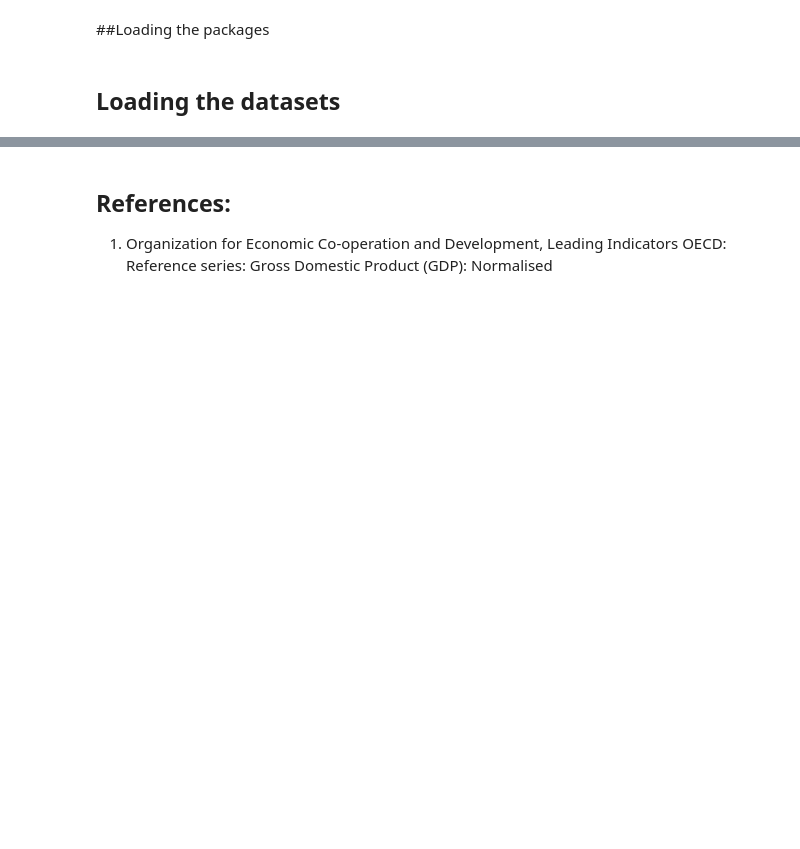
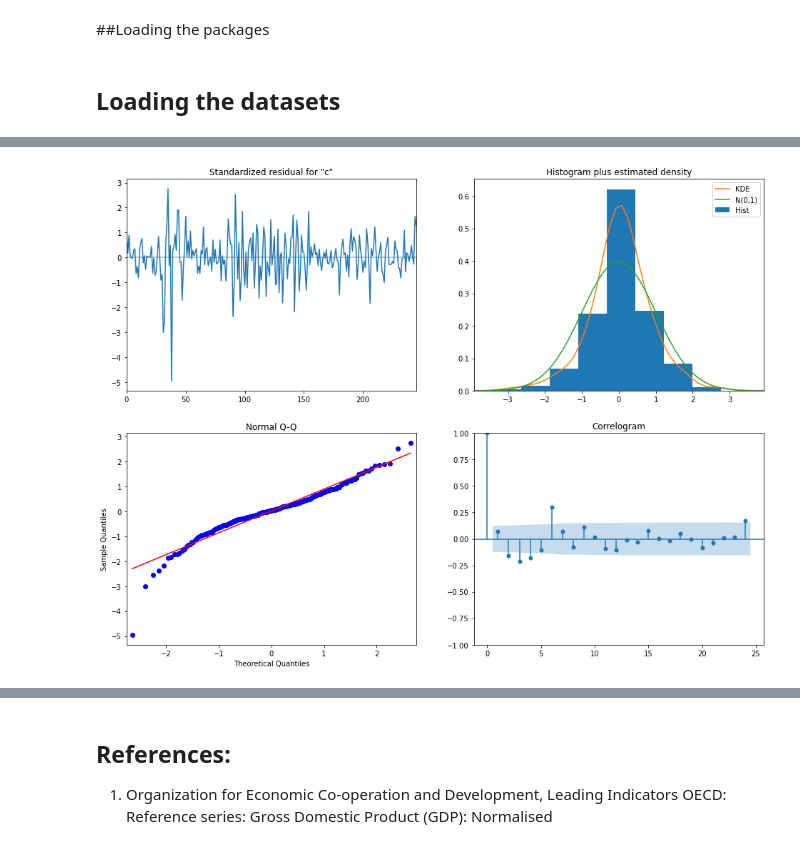
Before and after one commit to tajalahluwalia/data_tools_final_project, a Jupyter notebook: DataScienceToolsFinalProject.ipynb, the cells around one changed output, grey strips where cells are left out. Cells and saved outputs as stored; diff of their text form; code cells hidden in the pictures; blank space fills up the shorter version.

```diff
--- a/DataScienceToolsFinalProject.ipynb
+++ b/DataScienceToolsFinalProject.ipynb
@@ -213,0 +318,6 @@ cpi          0.307377    0.314140 -0.729321 -0.145379  1.000000
+# %%
+#ARIMA Model with 2 months Lag Marekting Sales Data Regressor
+timeseries = final_df["cpi"]
+regressors = final_df[['New_cases', 'unemp', 'gdp']]
+best_results = auto_arima(timeseries, regressors, p=range(0, 2), d=range(0, 2), q=range(0, 2),
+                         P=range(0, 2), D=range(0, 1), Q=range(0, 2))
@@ -213,0 +452,5 @@ cpi          0.307377    0.314140 -0.729321 -0.145379  1.000000
+# %%
+best_results.plot_diagnostics(lags=24, figsize=(16,12))
+plt.show()
+# %% [output]
+[figure, added]
```
Also changed, not shown: parts of 25 cells of this notebook, 1 other file.
